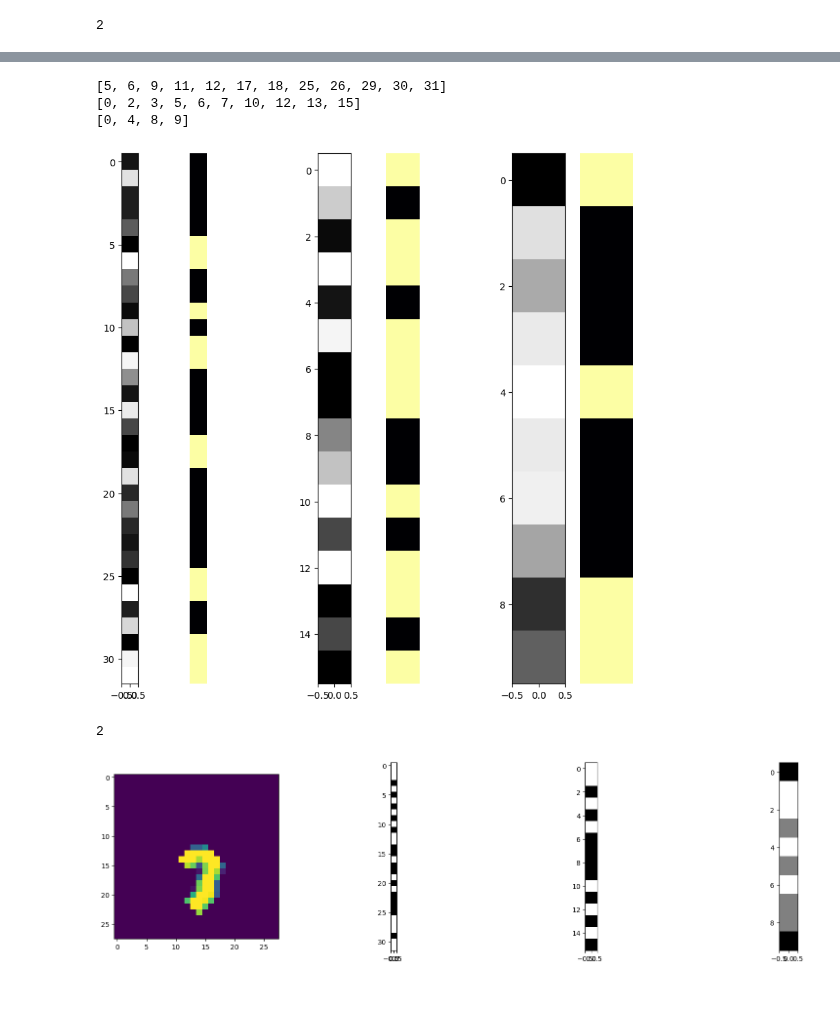
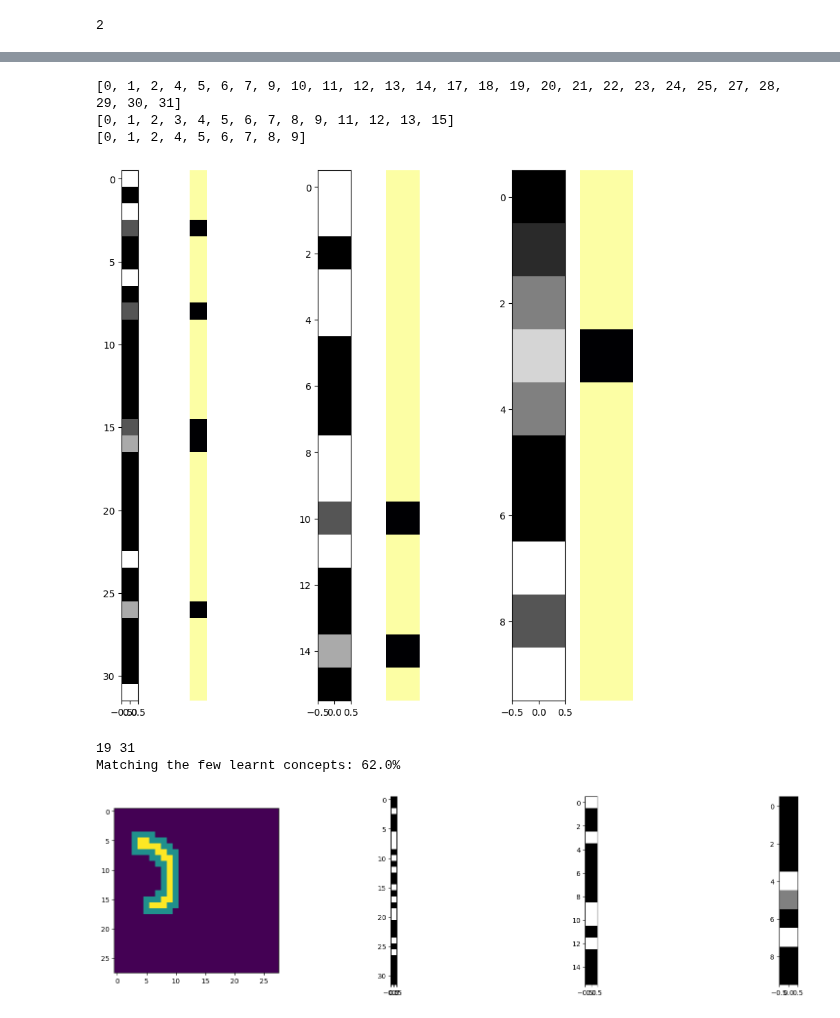
Before and after one commit to kns357/ANN_MA_Kaito, a Jupyter notebook: subnet_intel.ipynb, the cells around one changed output, grey strips where cells are left out. Cells and saved outputs as stored; diff of their text form; code cells hidden in the pictures.

Commit message:
improved sub-network concept detection

```diff
--- a/subnet_intel.ipynb
+++ b/subnet_intel.ipynb
@@ -352,7 +352,7 @@ def find_most_similar(all_activations, target, threshold):
 # %%
 
 tar = all_activations[ra.randint(0, len(all_activations)-1)][0]
-matches = find_most_similar(all_activations, tar, 14)
+matches = find_most_similar(all_activations, tar, 10)
 plt.figure(figsize=(20, len(matches)*5))
 
 for i, match in enumerate(matches):
@@ -482,7 +482,7 @@ print(activation_indices[0])
 print(activation_indices[1])
 print(activation_indices[2])
 # %% [output]
-[5, 6, 9, 11, 12, 17, 18, 25, 26, 29, 30, 31]
-[0, 2, 3, 5, 6, 7, 10, 12, 13, 15]
-[0, 4, 8, 9]
+[0, 1, 2, 4, 5, 6, 7, 9, 10, 11, 12, 13, 14, 17, 18, 19, 20, 21, 22, 23, 24, 25, 27, 28, 29, 30, 31]
+[0, 1, 2, 3, 4, 5, 6, 7, 8, 9, 11, 12, 13, 15]
+[0, 1, 2, 4, 5, 6, 7, 8, 9]
-[figure, old version]
+[figure, new version]
@@ -502,11 +548,12 @@ cluster = original_clusters_list[used_indices.index(idx)][idx2].cuda()
 
 plt.figure(figsize=(20, 5))
 plt.subplot(1, 4, 1)
-plt.imshow(original_clusters_list[used_indices.index(idx)][idx2])
+#plt.imshow(original_clusters_list[used_indices.index(idx)][idx2])
+plt.imshow(custom_tensor.squeeze())
 
 masks = []
 
-for vector in acts:
+for vector in custom_acivations: #acts:
     limit = (torch.max(torch.abs(vector)) + torch.min(torch.abs(vector))) / 2
     masked_vec = torch.where(
         vector >=  limit / 2,
@@ -526,37 +573,41 @@ for vector in matching_masks:
     limit = (torch.max(torch.abs(vector)) + torch.min(torch.abs(vector))) / 2
     masked_vec = torch.where(
         vector >=  limit / 2,
         torch.tensor(1.0, device=vector.device),
         torch.where(
             vector <= -limit / 2,
             torch.tensor(-1.0, device=vector.device),
             torch.tensor(0.0, device=vector.device) #just wrote this chained .where for nothing, I forgot I used ReLU -> no w<0 in hidden l
         )
     )
 
     matching_binary_masks.append(masked_vec)
 
 mismatches = 0
+notmismatches = 0
 
 for i, indices in enumerate(activation_indices):
     layer = masks[i]
 
     plt.subplot(1, 4, i+2)
     plt.imshow(layer.view(layer.shape[0], 1).cpu(), cmap="gray")
 
     for idx in indices:
         if layer[idx] != matching_binary_masks[i][idx]:
             mismatches += 1
+        else:
+            notmismatches += 1
 
 
-print(mismatches)
-
+print(mismatches, notmismatches)
+print(f"Matching the few learnt concepts: {round(notmismatches/(mismatches+notmismatches), 2) * 100}%")
 
 
 #plt.imshow(cluster.cpu())
 # %% [output]
-2
+19 31
+Matching the few learnt concepts: 62.0%
-[figure, old version]
+[figure, new version]
 # %%
 #next: get entire digit, the prediction, and the sub-nets influence on the decision, then reconstruct the decision making process with concepts only:
 #segmentation + concept identification + comparison to learnt patterns for this class
```
Also changed, not shown: parts of 6 cells of this notebook, 2 other files.
